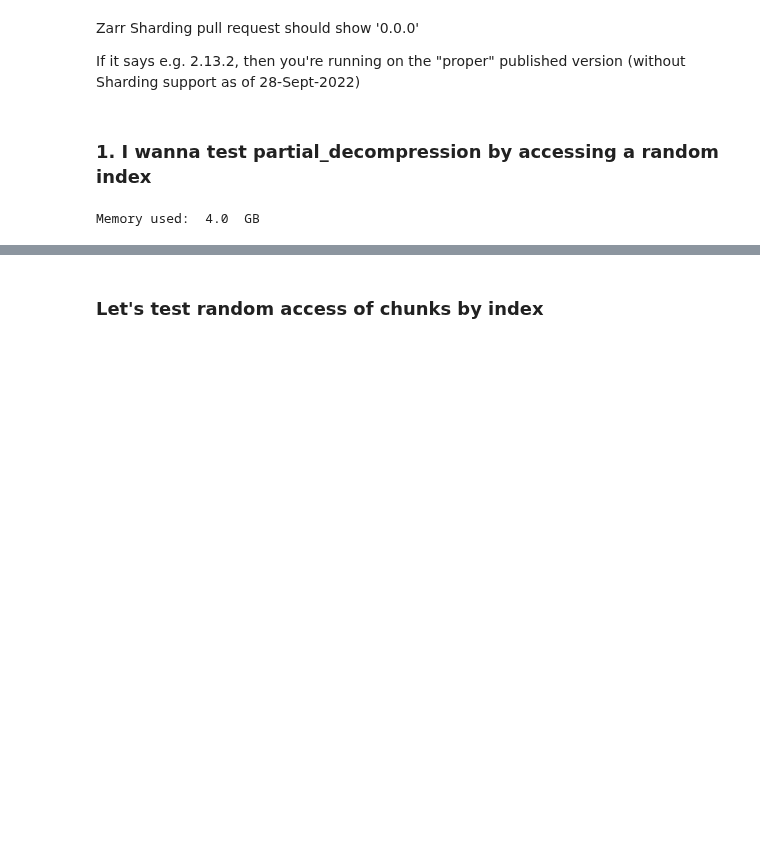
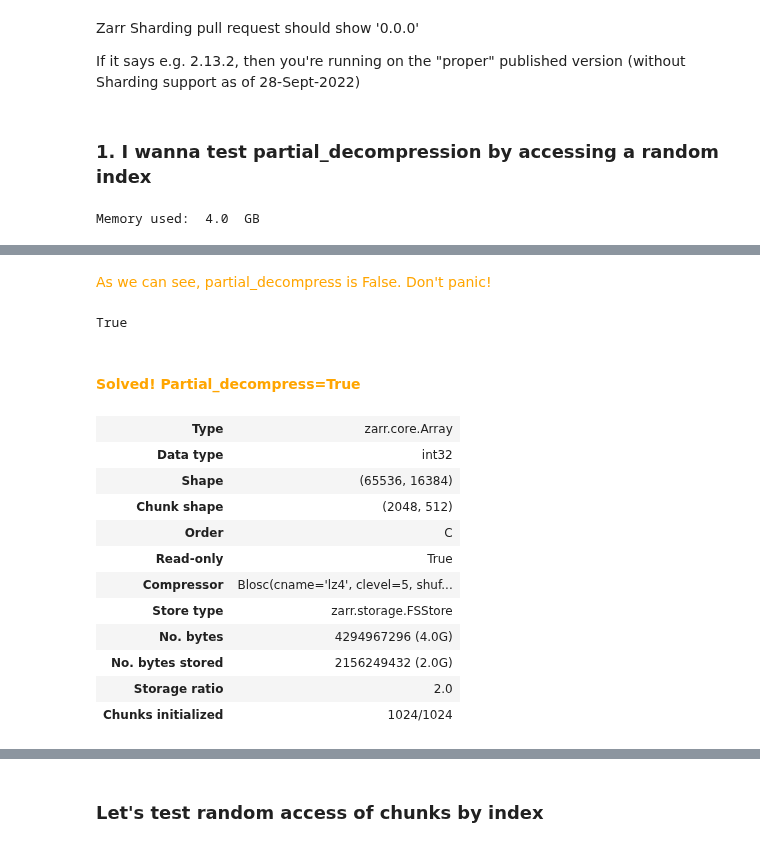
Before and after one commit to ariellubonja/ncar-zarr-code, a Jupyter notebook: chunk-partial-decompress-NOshard.ipynb, the cells around one changed output, grey strips where cells are left out. Saved outputs shown, nothing was run; the diff lists cells and outputs as text; code cells hidden in the pictures; blank space fills up the shorter version.

```diff
--- a/chunk-partial-decompress-NOshard.ipynb
+++ b/chunk-partial-decompress-NOshard.ipynb
@@ -37,5 +36,6 @@ array([61115, 22137, 20162, 58989, 45488, 50384, 16044, 41715, 18097,
 # %%
-fsstore = zarr.storage.FSStore('./fsstore4', key_separator="/", auto_mkdir=True, mode='w', normalize_keys=False)
-# fsstore_chunk = zarr.storage.FSStore('./fsstore-chunk3', partial_decompress=True)
-# dir(fsstore) # No _partial_decompress or similar in dir
+# All these extra parameters are irrelevant to _partial_decompress being enabled. Path is enough
+# fsstore = zarr.storage.FSStore('./fsstore', key_separator="/", auto_mkdir=True, mode='w', normalize_keys=False)
+
+fsstore = zarr.storage.FSStore('./fsstore')
 # %%
@@ -112,0 +64,2 @@ dir(zarr_index_list)
+# %% [markdown]
+<font color="orange">As we can see, partial_decompress is False. Don't panic!</font>
@@ -113,2 +69,28 @@ dir(zarr_index_list)
+# %%
+# Load from disk
+
+# read_only doesn't affect partial_decompress eligibility
+load_partial_decomp = zarr.Array(fsstore, read_only=True, partial_decompress=True)
+# %%
+load_partial_decomp._partial_decompress
+# %% [output]
+True
+# %% [markdown]
+#### <font color="orange">Solved! Partial_decompress=True</font>
+# %%
+load_partial_decomp.info
+# %% [output]
+| Type | zarr.core.Array |
+| Data type | int32 |
+| Shape | (65536, 16384) |
+| Chunk shape | (2048, 512) |
+| Order | C |
+| Read-only | True |
+| Compressor | Blosc(cname='lz4', clevel=5, shuf... |
+| Store type | zarr.storage.FSStore |
+| No. bytes | 4294967296 (4.0G) |
+| No. bytes stored | 2156249432 (2.0G) |
+| Storage ratio | 2.0 |
+| Chunks initialized | 1024/1024 |
 # %%
 del numpy_arr # Don't need this anymore - save 3GB
```
Also changed, not shown: parts of 67 cells of this notebook.
